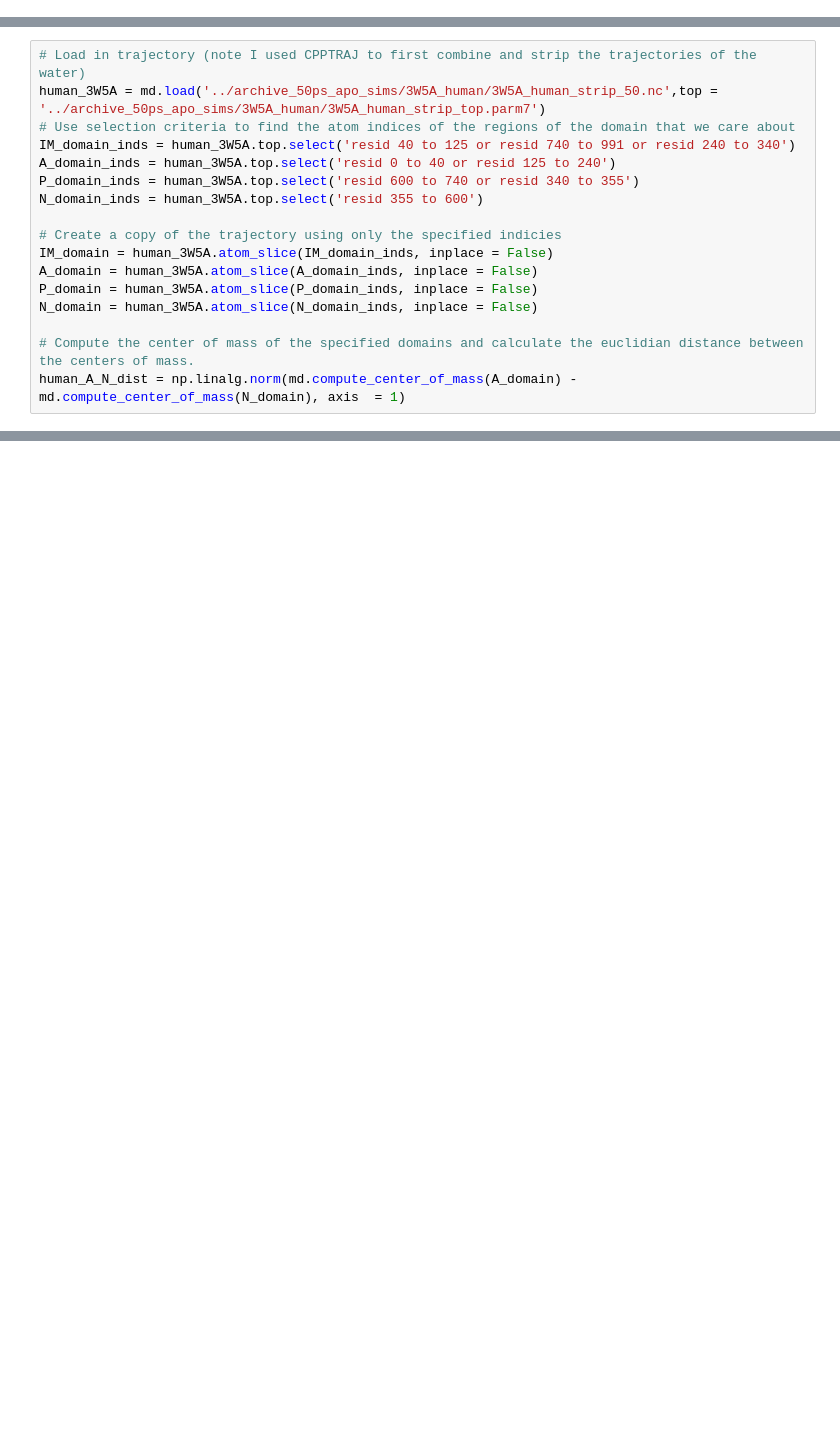
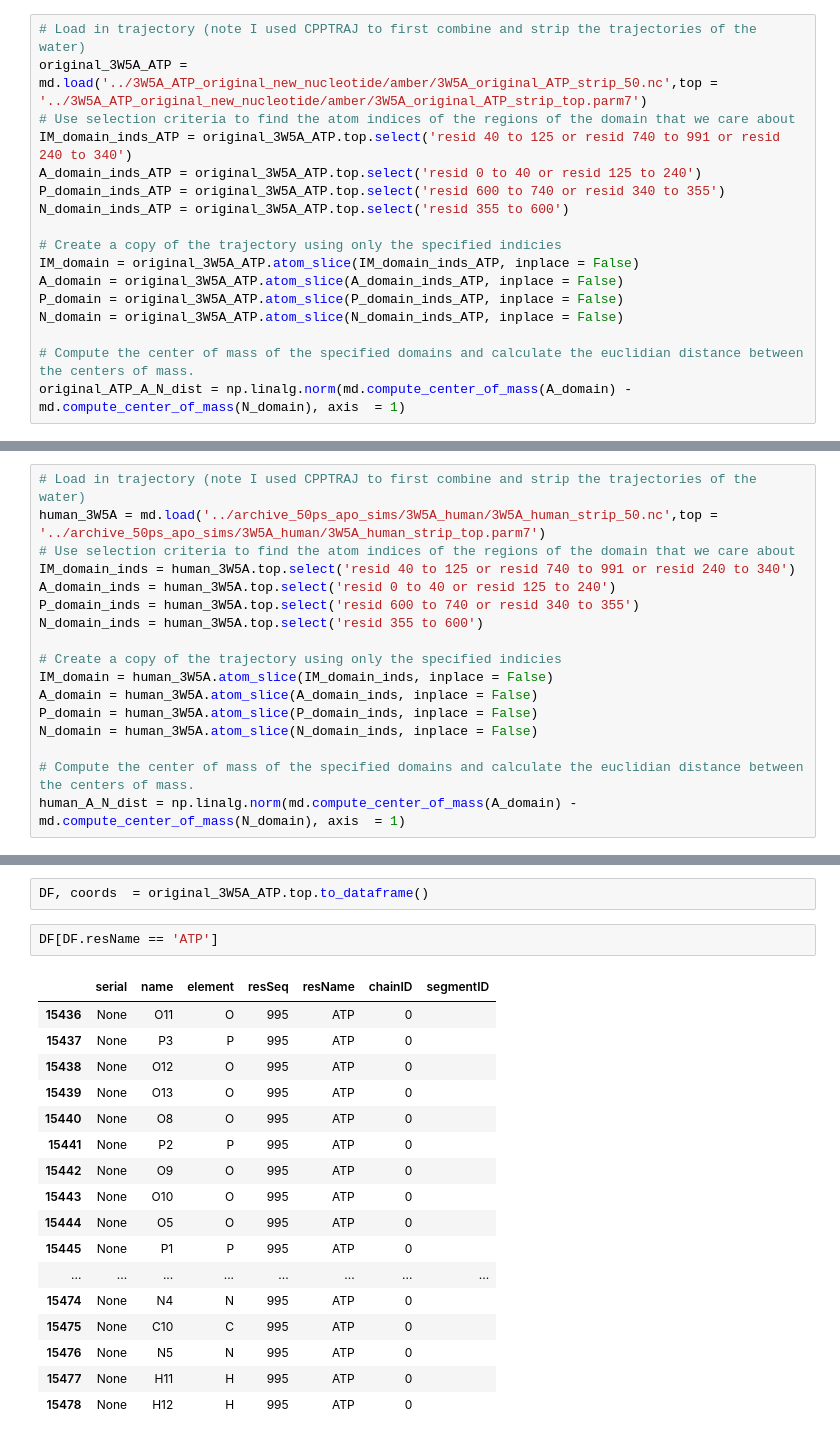
Before and after one commit to cmrg-lab/serca-atp-datp, a Jupyter notebook: simulation_structures/quick_analysis/Trajectory_domain_analysis.ipynb, the cells around one changed output, grey strips where cells are left out. Saved outputs shown, nothing was run; the diff lists cells and outputs as text; blank space fills up the shorter version.

```diff
--- a/simulation_structures/quick_analysis/Trajectory_domain_analysis.ipynb
+++ b/simulation_structures/quick_analysis/Trajectory_domain_analysis.ipynb
@@ -24,3 +25,20 @@ N_domain = original_3W5A.atom_slice(N_domain_inds, inplace = False)
 
 # Compute the center of mass of the specified domains and calculate the euclidian distance between the centers of mass.
 original_A_N_dist = np.linalg.norm(md.compute_center_of_mass(A_domain) - md.compute_center_of_mass(N_domain), axis  = 1)
+# %%
+# Load in trajectory (note I used CPPTRAJ to first combine and strip the trajectories of the water)
+original_3W5A_ATP = md.load('../3W5A_ATP_original_new_nucleotide/amber/3W5A_original_ATP_strip_50.nc',top = '../3W5A_ATP_original_new_nucleotide/amber/3W5A_original_ATP_strip_top.parm7')
+# Use selection criteria to find the atom indices of the regions of the domain that we care about
+IM_domain_inds_ATP = original_3W5A_ATP.top.select('resid 40 to 125 or resid 740 to 991 or resid 240 to 340')
+A_domain_inds_ATP = original_3W5A_ATP.top.select('resid 0 to 40 or resid 125 to 240')
+P_domain_inds_ATP = original_3W5A_ATP.top.select('resid 600 to 740 or resid 340 to 355')
+N_domain_inds_ATP = original_3W5A_ATP.top.select('resid 355 to 600')
+
+# Create a copy of the trajectory using only the specified indicies
+IM_domain = original_3W5A_ATP.atom_slice(IM_domain_inds_ATP, inplace = False)
+A_domain = original_3W5A_ATP.atom_slice(A_domain_inds_ATP, inplace = False)
+P_domain = original_3W5A_ATP.atom_slice(P_domain_inds_ATP, inplace = False)
+N_domain = original_3W5A_ATP.atom_slice(N_domain_inds_ATP, inplace = False)
+
+# Compute the center of mass of the specified domains and calculate the euclidian distance between the centers of mass.
+original_ATP_A_N_dist = np.linalg.norm(md.compute_center_of_mass(A_domain) - md.compute_center_of_mass(N_domain), axis  = 1)
@@ -130,0 +409,22 @@ plt.plot(np.linspace(0,50,500), human_rmsd*10, label = 'Human')
+# %%
+DF, coords  = original_3W5A_ATP.top.to_dataframe()
+# %%
+DF[DF.resName == 'ATP']
+# %% [output]
+|  | serial | name | element | resSeq | resName | chainID | segmentID |
+| 15436 | None | O11 | O | 995 | ATP | 0 |  |
+| 15437 | None | P3 | P | 995 | ATP | 0 |  |
+| 15438 | None | O12 | O | 995 | ATP | 0 |  |
+| 15439 | None | O13 | O | 995 | ATP | 0 |  |
+| 15440 | None | O8 | O | 995 | ATP | 0 |  |
+| 15441 | None | P2 | P | 995 | ATP | 0 |  |
+| 15442 | None | O9 | O | 995 | ATP | 0 |  |
+| 15443 | None | O10 | O | 995 | ATP | 0 |  |
+| 15444 | None | O5 | O | 995 | ATP | 0 |  |
+| 15445 | None | P1 | P | 995 | ATP | 0 |  |
+| ... | ... | ... | ... | ... | ... | ... | ... |
+| 15474 | None | N4 | N | 995 | ATP | 0 |  |
+| 15475 | None | C10 | C | 995 | ATP | 0 |  |
+| 15476 | None | N5 | N | 995 | ATP | 0 |  |
+| 15477 | None | H11 | H | 995 | ATP | 0 |  |
+| 15478 | None | H12 | H | 995 | ATP | 0 |  |
```
Also changed, not shown: parts of 38 cells of this notebook.
